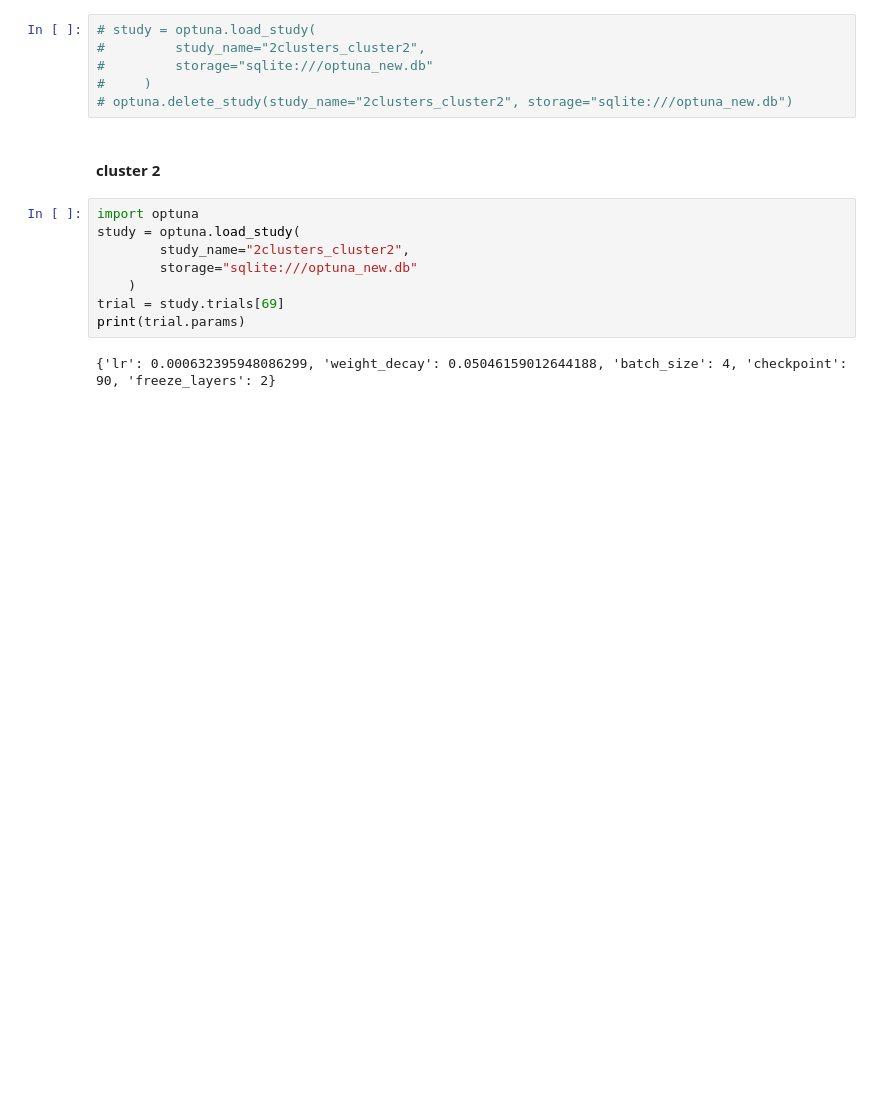
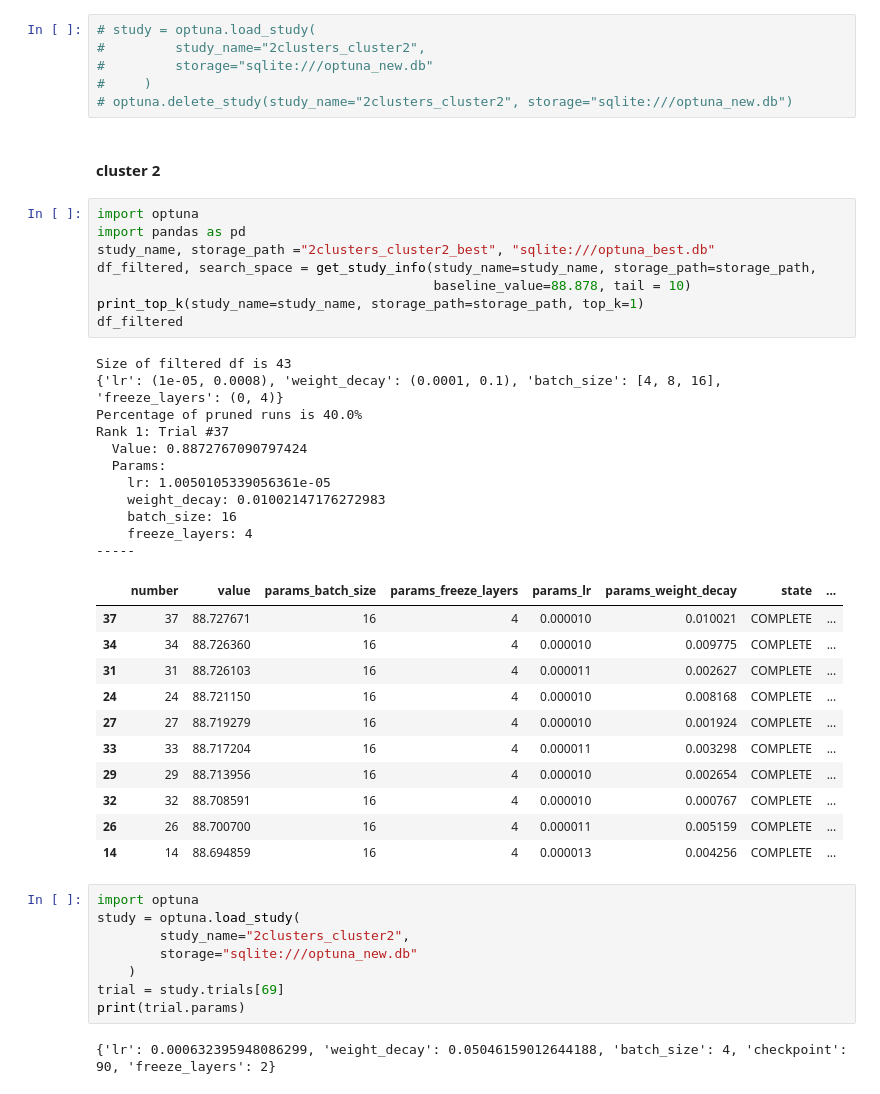
Before and after one commit to PulyaPolya/beat_this, a Jupyter notebook: results_evaluation.ipynb, the cells around one changed output. Cells and saved outputs as stored; diff of their text form; blank space fills up the shorter version.

```diff
--- a/results_evaluation.ipynb
+++ b/results_evaluation.ipynb
@@ -2223,6 +2218,37 @@ Rank 1: Trial #15
 # optuna.delete_study(study_name="2clusters_cluster2", storage="sqlite:///optuna_new.db")
 # %% [markdown]
 #### cluster 2
+# %%
+import optuna
+import pandas as pd
+study_name, storage_path ="2clusters_cluster2_best", "sqlite:///optuna_best.db"
+df_filtered, search_space = get_study_info(study_name=study_name, storage_path=storage_path,
+                                           baseline_value=88.878, tail = 10)
+print_top_k(study_name=study_name, storage_path=storage_path, top_k=1)
+df_filtered
+# %% [output]
+Size of filtered df is 43
+{'lr': (1e-05, 0.0008), 'weight_decay': (0.0001, 0.1), 'batch_size': [4, 8, 16], 'freeze_layers': (0, 4)}
+Percentage of pruned runs is 40.0%
+Rank 1: Trial #37
+  Value: 0.8872767090797424
+  Params:
+    lr: 1.0050105339056361e-05
+    weight_decay: 0.01002147176272983
+    batch_size: 16
+    freeze_layers: 4
+-----
+|  | number | value | params_batch_size | params_freeze_layers | params_lr | params_weight_decay | state | ... |
+| 37 | 37 | 88.727671 | 16 | 4 | 0.000010 | 0.010021 | COMPLETE | ... |
+| 34 | 34 | 88.726360 | 16 | 4 | 0.000010 | 0.009775 | COMPLETE | ... |
+| 31 | 31 | 88.726103 | 16 | 4 | 0.000011 | 0.002627 | COMPLETE | ... |
+| 24 | 24 | 88.721150 | 16 | 4 | 0.000010 | 0.008168 | COMPLETE | ... |
+| 27 | 27 | 88.719279 | 16 | 4 | 0.000010 | 0.001924 | COMPLETE | ... |
+| 33 | 33 | 88.717204 | 16 | 4 | 0.000011 | 0.003298 | COMPLETE | ... |
+| 29 | 29 | 88.713956 | 16 | 4 | 0.000010 | 0.002654 | COMPLETE | ... |
+| 32 | 32 | 88.708591 | 16 | 4 | 0.000010 | 0.000767 | COMPLETE | ... |
+| 26 | 26 | 88.700700 | 16 | 4 | 0.000011 | 0.005159 | COMPLETE | ... |
+| 14 | 14 | 88.694859 | 16 | 4 | 0.000013 | 0.004256 | COMPLETE | ... |
 # %%
 import optuna
 study = optuna.load_study(
```
Also changed, not shown: parts of 4 cells of this notebook, 1 other file.
